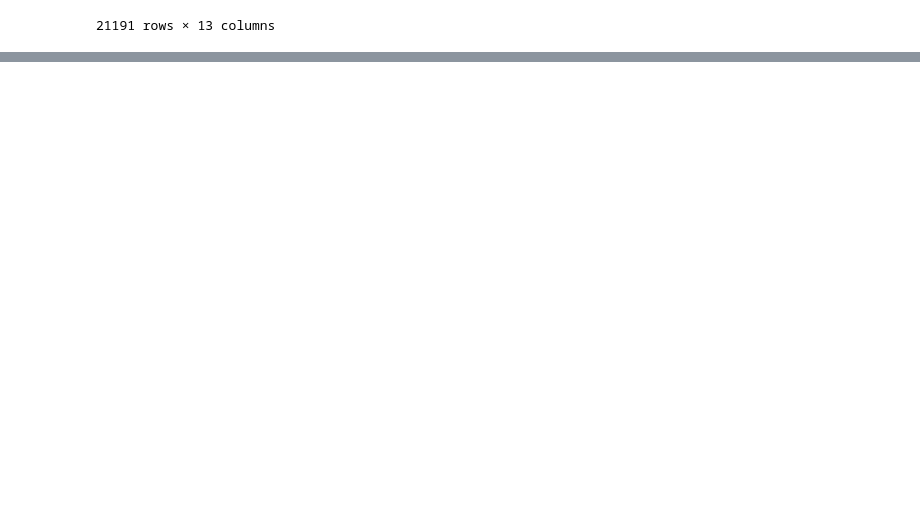
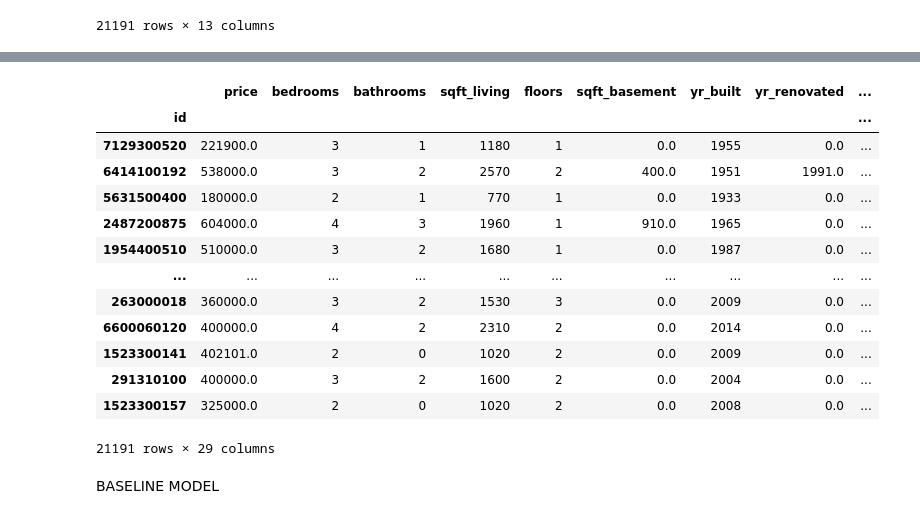
Before and after one commit to Calvin-Omwega/dsc-phase-2-Project, a Jupyter notebook: student.ipynb, the cells around one changed output, grey strips where cells are left out. Cells and saved outputs as stored; diff of their text form; code cells hidden in the pictures; blank space fills up the shorter version.

```diff
--- a/student.ipynb
+++ b/student.ipynb
@@ -552,0 +674,21 @@ final_dataset
+# %%
+new_dataset=work_dataset.drop(['date','day'], axis=1)
+
+new_dataset
+# %% [output]
+|  | price | bedrooms | bathrooms | sqft_living | floors | sqft_basement | yr_built | yr_renovated | ... |
+| id |  |  |  |  |  |  |  |  | ... |
+| 7129300520 | 221900.0 | 3 | 1 | 1180 | 1 | 0.0 | 1955 | 0.0 | ... |
+| 6414100192 | 538000.0 | 3 | 2 | 2570 | 2 | 400.0 | 1951 | 1991.0 | ... |
+| 5631500400 | 180000.0 | 2 | 1 | 770 | 1 | 0.0 | 1933 | 0.0 | ... |
+| 2487200875 | 604000.0 | 4 | 3 | 1960 | 1 | 910.0 | 1965 | 0.0 | ... |
+| 1954400510 | 510000.0 | 3 | 2 | 1680 | 1 | 0.0 | 1987 | 0.0 | ... |
+| ... | ... | ... | ... | ... | ... | ... | ... | ... | ... |
+| 263000018 | 360000.0 | 3 | 2 | 1530 | 3 | 0.0 | 2009 | 0.0 | ... |
+| 6600060120 | 400000.0 | 4 | 2 | 2310 | 2 | 0.0 | 2014 | 0.0 | ... |
+| 1523300141 | 402101.0 | 2 | 0 | 1020 | 2 | 0.0 | 2009 | 0.0 | ... |
+| 291310100 | 400000.0 | 3 | 2 | 1600 | 2 | 0.0 | 2004 | 0.0 | ... |
+| 1523300157 | 325000.0 | 2 | 0 | 1020 | 2 | 0.0 | 2008 | 0.0 | ... |
+21191 rows × 29 columns
+# %% [markdown]
+BASELINE MODEL
```
Also changed, not shown: parts of 17 cells of this notebook.
